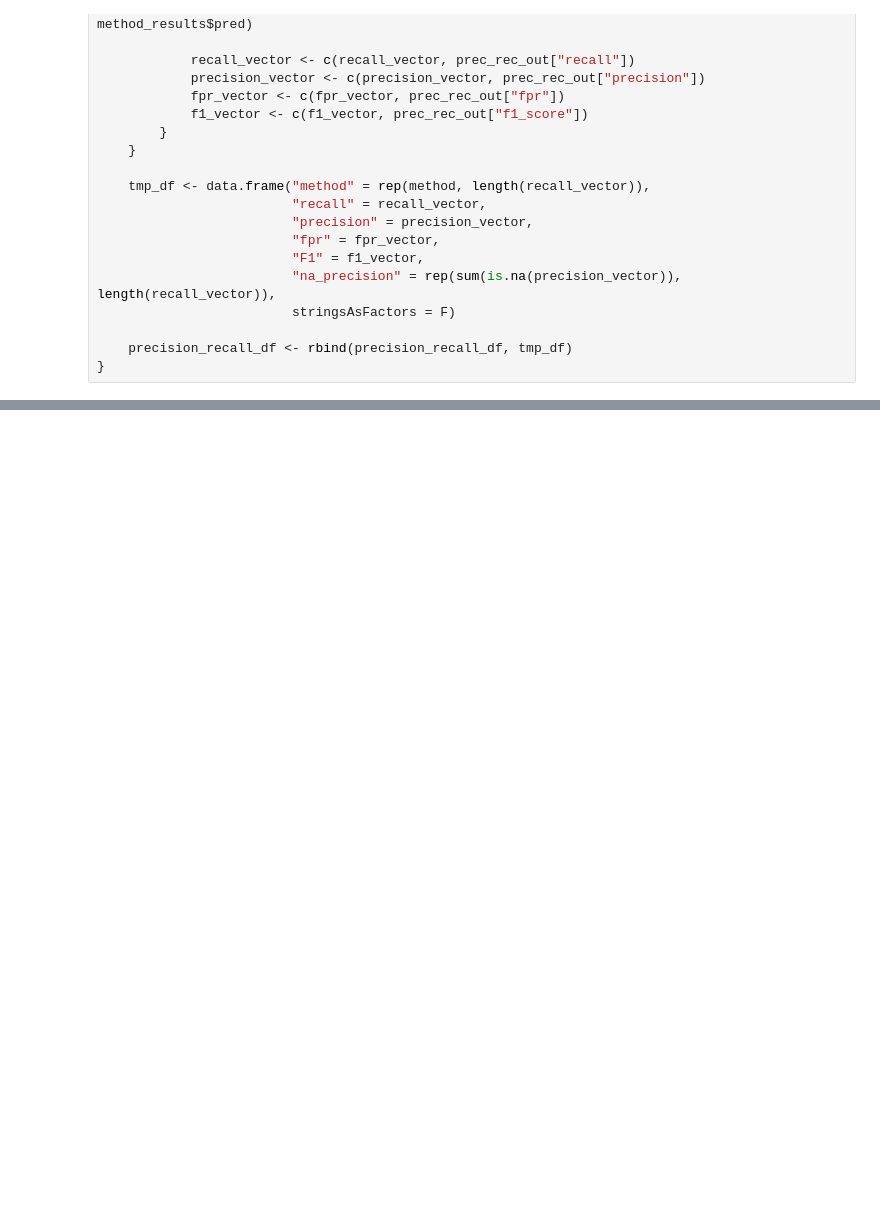
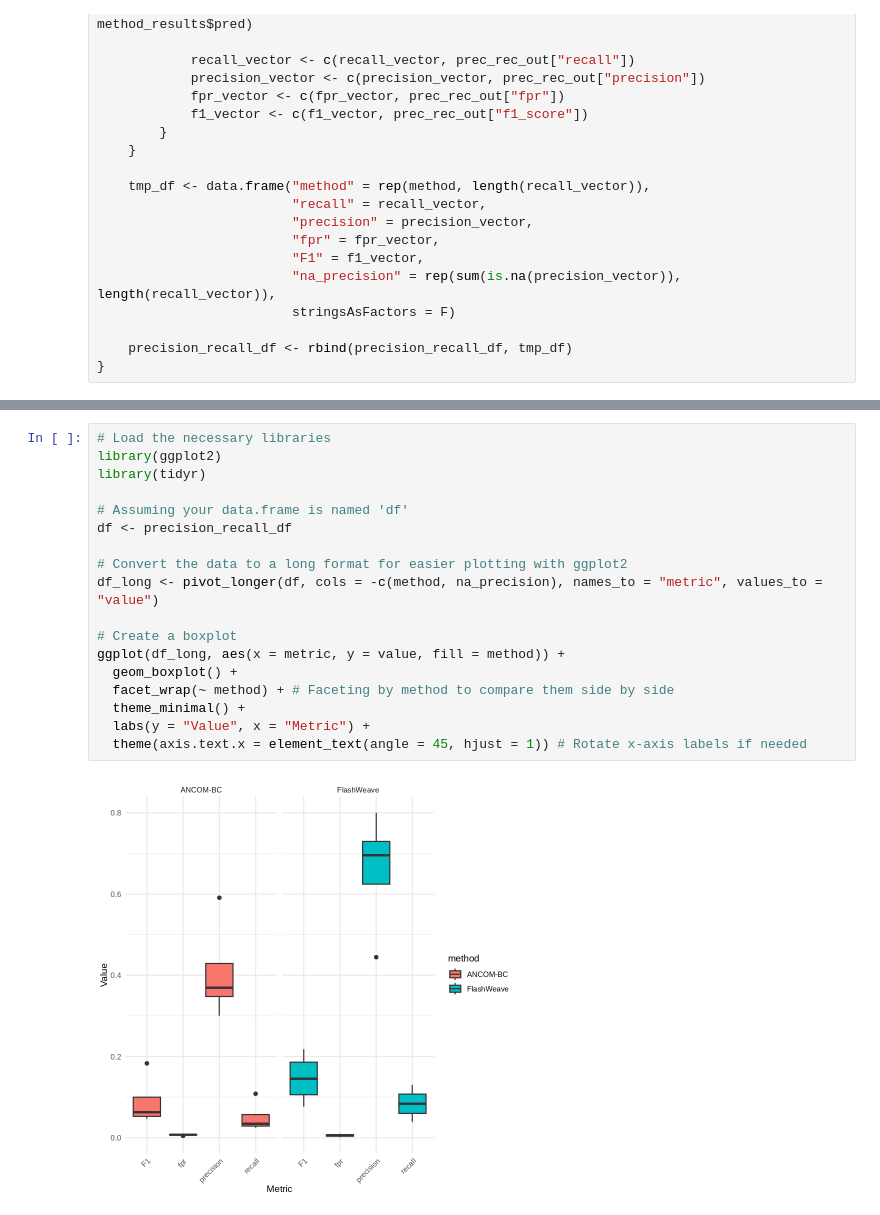
Before and after one commit to Zakir-Hossine/Benchmark_study_makarsa, a Jupyter notebook: Benchmark.ipynb, the cells around one changed output, grey strips where cells are left out. Cells and saved outputs as stored; diff of their text form; blank space fills up the shorter version.

```diff
--- a/Benchmark.ipynb
+++ b/Benchmark.ipynb
@@ -407,0 +428,20 @@ A data.frame: 8 × 6
+# %%
+# Load the necessary libraries
+library(ggplot2)
+library(tidyr)
+
+# Assuming your data.frame is named 'df'
+df <- precision_recall_df
+
+# Convert the data to a long format for easier plotting with ggplot2
+df_long <- pivot_longer(df, cols = -c(method, na_precision), names_to = "metric", values_to = "value")
+
+# Create a boxplot
+ggplot(df_long, aes(x = metric, y = value, fill = method)) +
+  geom_boxplot() +
+  facet_wrap(~ method) + # Faceting by method to compare them side by side
+  theme_minimal() +
+  labs(y = "Value", x = "Metric") +
+  theme(axis.text.x = element_text(angle = 45, hjust = 1)) # Rotate x-axis labels if needed
+# %% [output]
+[figure, added]
```
Also changed, not shown: parts of 14 cells of this notebook, 2 other files.
